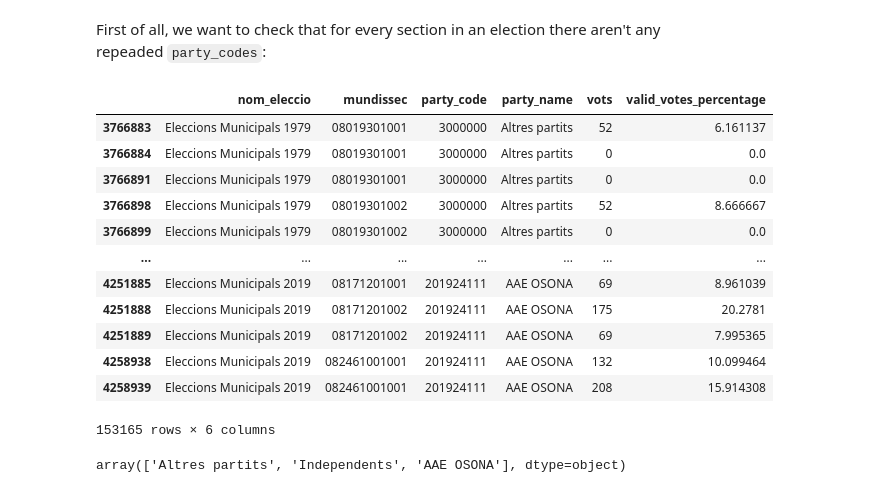
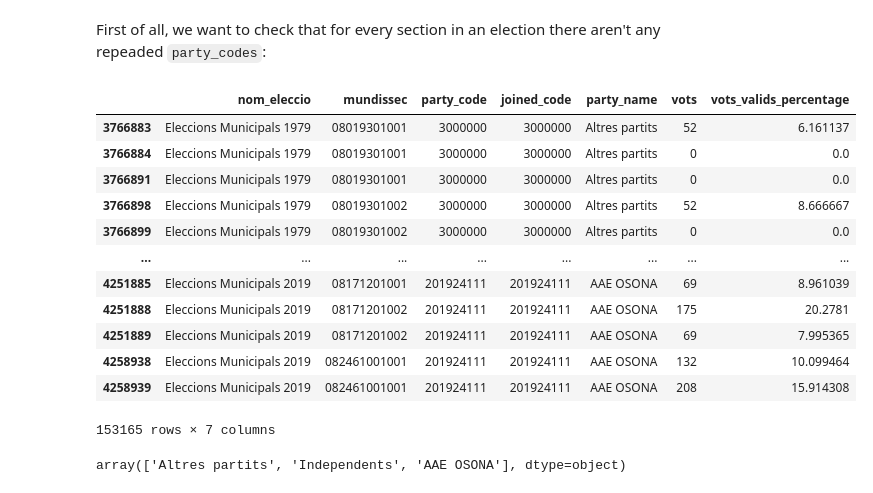
Before and after one commit to guillempla/catalan-elections-forecasting, a Jupyter notebook: src/study_data/study-grouped-data.ipynb, the cells around one changed output. Cells and saved outputs as stored; diff of their text form; code cells hidden in the pictures.

```diff
--- a/src/study_data/study-grouped-data.ipynb
+++ b/src/study_data/study-grouped-data.ipynb
@@ -69,24 +71,24 @@ False
 First of all, we want to check that for every section in an election there aren't any repeaded ``party_codes``:
 # %%
 duplicated_party_codes = df[
-    df.duplicated(subset=["mundissec", "party_code", "nom_eleccio"], keep=False)
-][["nom_eleccio", "mundissec", "party_code", "party_name", "vots", "valid_votes_percentage"]]
+    df.duplicated(subset=["mundissec", "joined_code", "nom_eleccio"], keep=False)
+][["nom_eleccio", "mundissec", "party_code", "joined_code", "party_name", "vots", "vots_valids_percentage"]]
 
 duplicated_party_codes
 # %% [output]
-|  | nom_eleccio | mundissec | party_code | party_name | vots | valid_votes_percentage |
-| 3766883 | Eleccions Municipals 1979 | 08019301001 | 3000000 | Altres partits | 52 | 6.161137 |
-| 3766884 | Eleccions Municipals 1979 | 08019301001 | 3000000 | Altres partits | 0 | 0.0 |
-| 3766891 | Eleccions Municipals 1979 | 08019301001 | 3000000 | Altres partits | 0 | 0.0 |
-| 3766898 | Eleccions Municipals 1979 | 08019301002 | 3000000 | Altres partits | 52 | 8.666667 |
-| 3766899 | Eleccions Municipals 1979 | 08019301002 | 3000000 | Altres partits | 0 | 0.0 |
-| ... | ... | ... | ... | ... | ... | ... |
-| 4251885 | Eleccions Municipals 2019 | 08171201001 | 201924111 | AAE OSONA | 69 | 8.961039 |
-| 4251888 | Eleccions Municipals 2019 | 08171201002 | 201924111 | AAE OSONA | 175 | 20.2781 |
-| 4251889 | Eleccions Municipals 2019 | 08171201002 | 201924111 | AAE OSONA | 69 | 7.995365 |
-| 4258938 | Eleccions Municipals 2019 | 082461001001 | 201924111 | AAE OSONA | 132 | 10.099464 |
-| 4258939 | Eleccions Municipals 2019 | 082461001001 | 201924111 | AAE OSONA | 208 | 15.914308 |
+|  | nom_eleccio | mundissec | party_code | joined_code | party_name | vots | vots_valids_percentage |
+| 3766883 | Eleccions Municipals 1979 | 08019301001 | 3000000 | 3000000 | Altres partits | 52 | 6.161137 |
+| 3766884 | Eleccions Municipals 1979 | 08019301001 | 3000000 | 3000000 | Altres partits | 0 | 0.0 |
+| 3766891 | Eleccions Municipals 1979 | 08019301001 | 3000000 | 3000000 | Altres partits | 0 | 0.0 |
+| 3766898 | Eleccions Municipals 1979 | 08019301002 | 3000000 | 3000000 | Altres partits | 52 | 8.666667 |
+| 3766899 | Eleccions Municipals 1979 | 08019301002 | 3000000 | 3000000 | Altres partits | 0 | 0.0 |
+| ... | ... | ... | ... | ... | ... | ... | ... |
+| 4251885 | Eleccions Municipals 2019 | 08171201001 | 201924111 | 201924111 | AAE OSONA | 69 | 8.961039 |
+| 4251888 | Eleccions Municipals 2019 | 08171201002 | 201924111 | 201924111 | AAE OSONA | 175 | 20.2781 |
+| 4251889 | Eleccions Municipals 2019 | 08171201002 | 201924111 | 201924111 | AAE OSONA | 69 | 7.995365 |
+| 4258938 | Eleccions Municipals 2019 | 082461001001 | 201924111 | 201924111 | AAE OSONA | 132 | 10.099464 |
+| 4258939 | Eleccions Municipals 2019 | 082461001001 | 201924111 | 201924111 | AAE OSONA | 208 | 15.914308 |
-153165 rows × 6 columns
+153165 rows × 7 columns
 # %%
 duplicated_party_codes["party_name"].unique()
 # %% [output]
```
Also changed, not shown: parts of 6 cells of this notebook.
